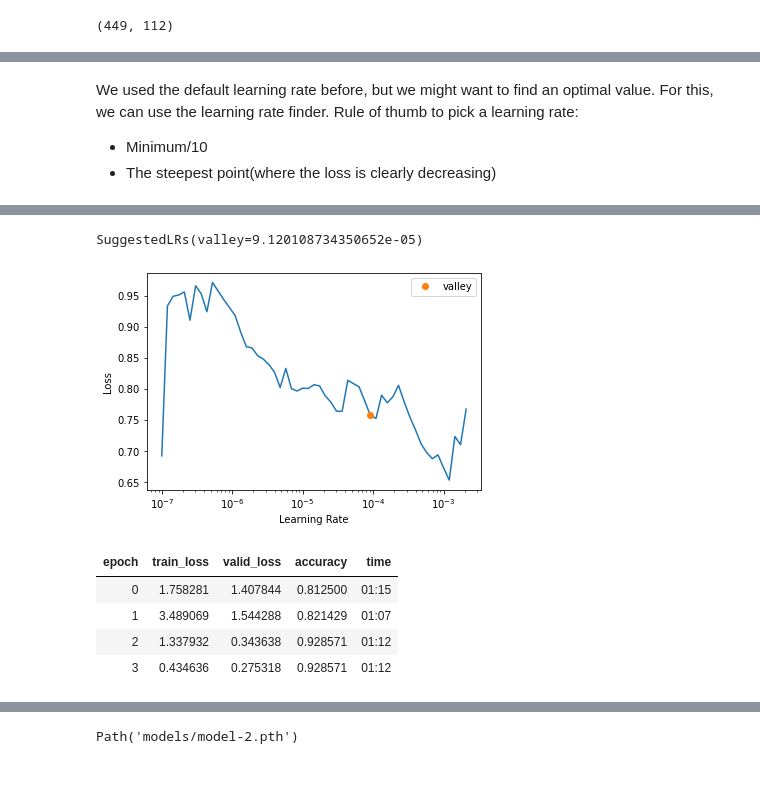
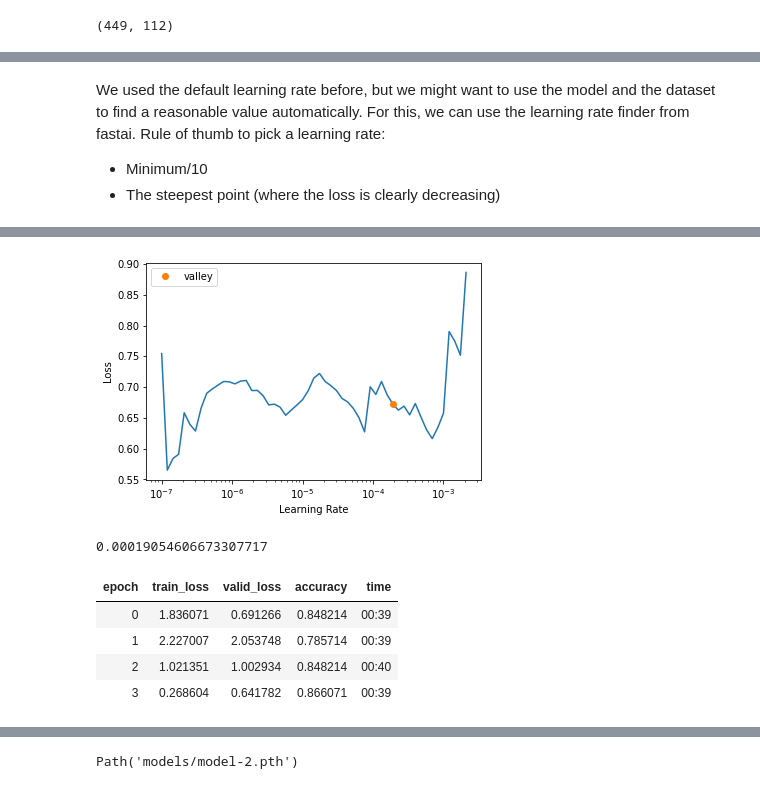
Before and after one commit to MMIV-ML/fastMONAI, a Jupyter notebook: nbs/09a_tutorial_classification.ipynb, the cells around one changed output, grey strips where cells are left out. Drawn from its saved outputs; the diff is of its cells as text; code cells hidden in the pictures.

```diff
--- a/nbs/09a_tutorial_classification.ipynb
+++ b/nbs/09a_tutorial_classification.ipynb
@@ -250,26 +250,27 @@ Conv3d                                    224        True
   - Recorder
   - ProgressCallback
 # %% [markdown]
-We used the default learning rate before, but we might want to find an optimal value. For this, we can use the learning rate finder.
+We used the default learning rate before, but we might want to use the model and the dataset to find a reasonable value automatically. For this, we can use the learning rate finder from fastai.
 Rule of thumb to pick a learning rate:
 - Minimum/10
-- The steepest point(where the loss is clearly decreasing)
+- The steepest point (where the loss is clearly decreasing)
 # %%
-learn.lr_find()
+lr = learn.lr_find()
 # %% [output]
 [interactive output not drawn]
-SuggestedLRs(valley=9.120108734350652e-05)
-[figure, old version]
+[figure, new version]
 # %%
-lr = 5e-4
+print(lr.valley)
+# %% [output]
+0.00019054606673307717
 # %%
-learn.fit_one_cycle(4, lr)
+learn.fit_one_cycle(4, lr.valley)
 # %% [output]
 | epoch | train_loss | valid_loss | accuracy | time |
-| 0 | 1.758281 | 1.407844 | 0.812500 | 01:15 |
-| 1 | 3.489069 | 1.544288 | 0.821429 | 01:07 |
-| 2 | 1.337932 | 0.343638 | 0.928571 | 01:12 |
-| 3 | 0.434636 | 0.275318 | 0.928571 | 01:12 |
+| 0 | 1.836071 | 0.691266 | 0.848214 | 00:39 |
+| 1 | 2.227007 | 2.053748 | 0.785714 | 00:39 |
+| 2 | 1.021351 | 1.002934 | 0.848214 | 00:40 |
+| 3 | 0.268604 | 0.641782 | 0.866071 | 00:39 |
 # %%
 learn.show_results(anatomical_plane=2)
 # %% [output]
```
Also changed, not shown: parts of 14 cells of this notebook, 8 other files.
